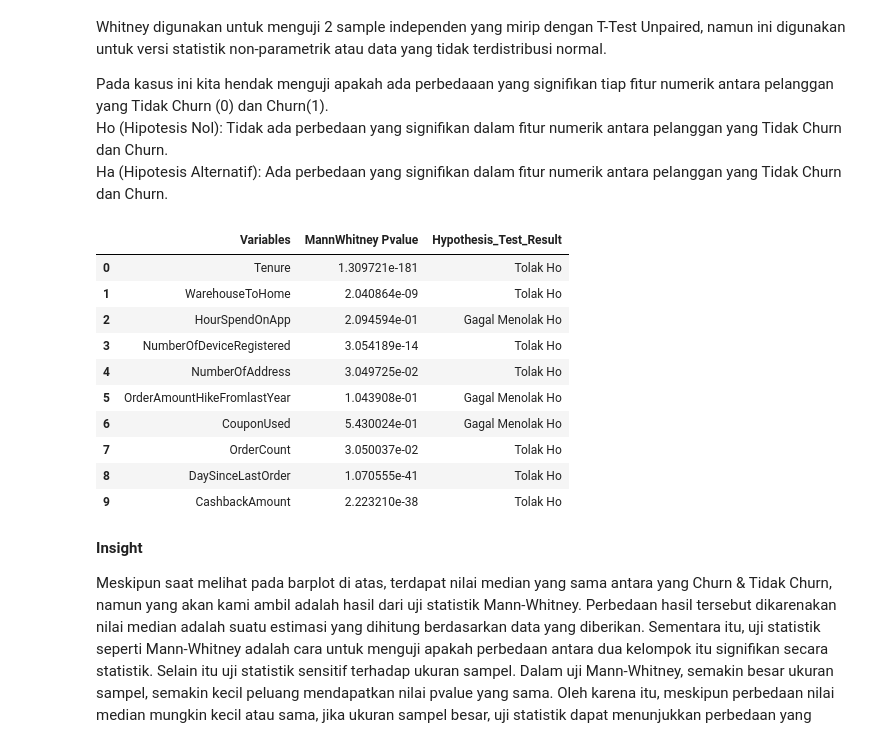
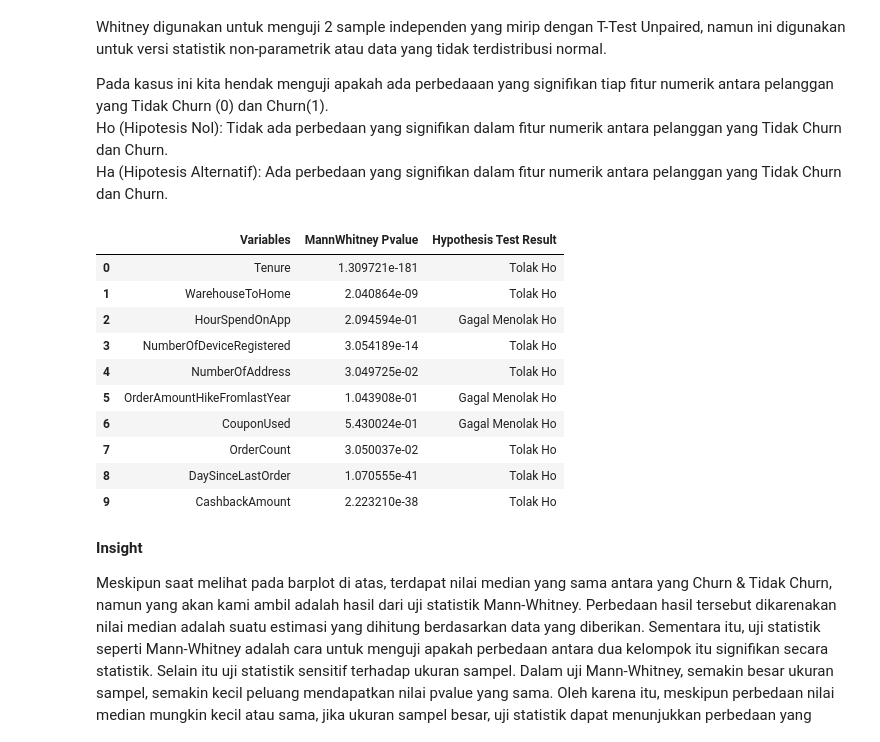
Before and after one commit to tasiamdln/E_Commerce_Churn_Analysis_ML, a Jupyter notebook: E_Commerce_Churn_Classification_and_Data_Analysis.ipynb, the cells around one changed output. Cells and saved outputs as stored; diff of their text form; code cells hidden in the pictures.

```diff
--- a/E_Commerce_Churn_Classification_and_Data_Analysis.ipynb
+++ b/E_Commerce_Churn_Classification_and_Data_Analysis.ipynb
@@ -460,29 +474,29 @@ Ha (Hipotesis Alternatif): Ada perbedaan yang signifikan dalam fitur numerik ant
 # %%
 from scipy.stats import mannwhitneyu
 
 num_churn = df[['Tenure', 'WarehouseToHome', 'HourSpendOnApp', 'NumberOfDeviceRegistered', 'NumberOfAddress',
                  'OrderAmountHikeFromlastYear', 'CouponUsed', 'OrderCount', 'DaySinceLastOrder', 'CashbackAmount', 'Churn']]
 
 whitney_data = []
 
 for i in num_churn.columns[:-1]:  # Exclude the 'Churn' column
     stat, pvalue = mannwhitneyu(
         num_churn[num_churn['Churn'] == 0][i],
         num_churn[num_churn['Churn'] == 1][i],
         alternative="two-sided"
     )
     # Menambahkan data ke list
     whitney_data.append({'Variables': i, 'MannWhitney Pvalue': pvalue})
 
 # Membuat DataFrame dari list
 whitney_df = pd.DataFrame(whitney_data)
 
 # Menambahkan kolom baru berdasarkan kondisi p-value
-whitney_df['Hypothesis_Test_Result'] = whitney_df['MannWhitney Pvalue'].apply(lambda x: 'Tolak Ho' if x <= 0.05 else 'Gagal Menolak Ho')
+whitney_df['Hypothesis Test Result'] = whitney_df['MannWhitney Pvalue'].apply(lambda x: 'Tolak Ho' if x <= 0.05 else 'Gagal Menolak Ho')
 
 whitney_df
 # %% [output]
-|  | Variables | MannWhitney Pvalue | Hypothesis_Test_Result |
+|  | Variables | MannWhitney Pvalue | Hypothesis Test Result |
 | 0 | Tenure | 1.309721e-181 | Tolak Ho |
 | 1 | WarehouseToHome | 2.040864e-09 | Tolak Ho |
 | 2 | HourSpendOnApp | 2.094594e-01 | Gagal Menolak Ho |
```
Also changed, not shown: parts of 16 cells of this notebook.
